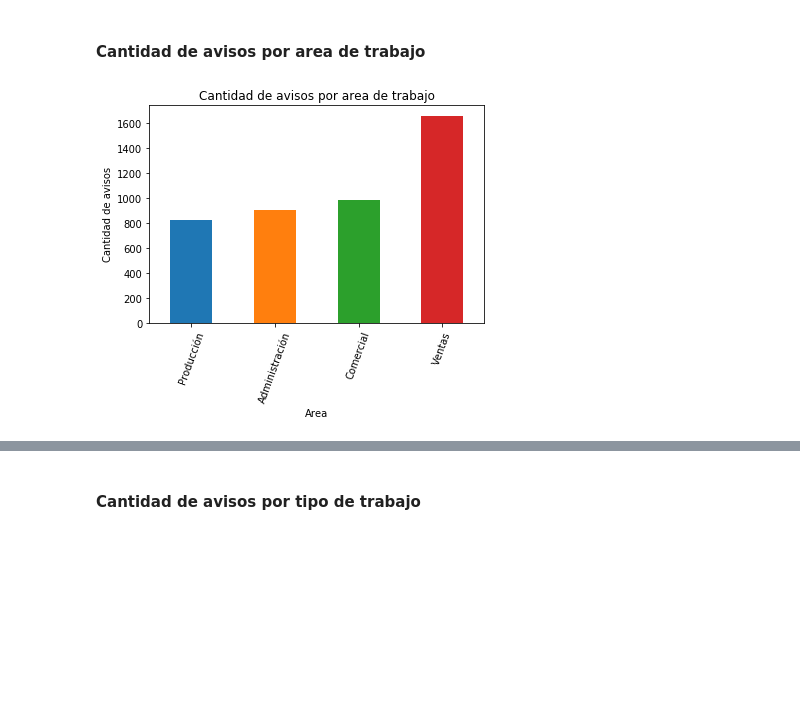
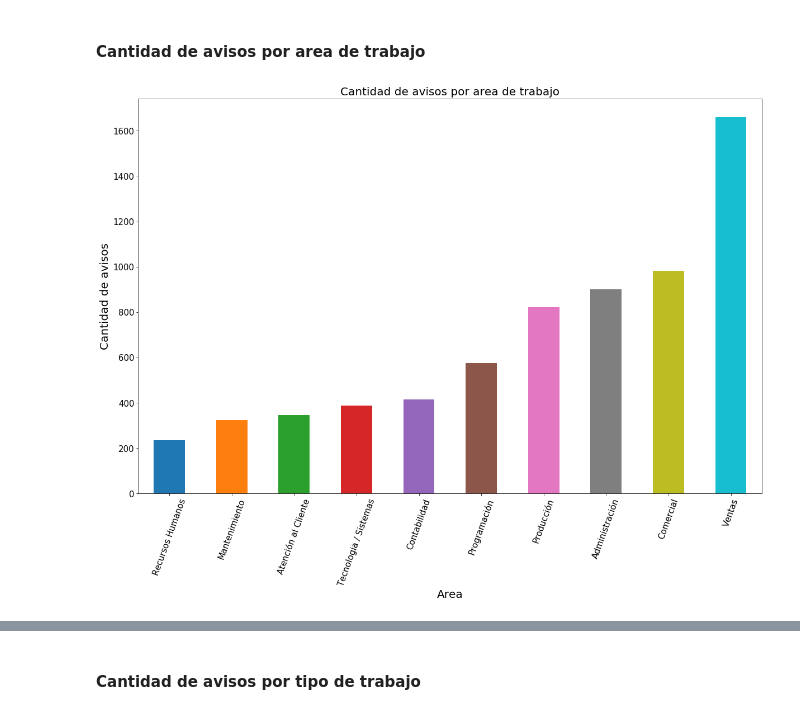
Before and after one commit to fcavazzoli/DatosTP, a Jupyter notebook: TP1 - Avisos.ipynb, the cells around one changed output, grey strips where cells are left out. Drawn from its saved outputs; the diff is of its cells as text; code cells hidden in the pictures; blank space fills up the shorter version.

```diff
--- a/TP1 - Avisos.ipynb
+++ b/TP1 - Avisos.ipynb
@@ -42,11 +37,12 @@ avisos.groupby('nombre_zona').count()
 # %% [markdown]
 #### Cantidad de avisos por area de trabajo
 # %%
-plt = avisos.groupby('nombre_area').count().sort_values('idaviso')[-4:].loc[:, 'idaviso'].plot.bar()
-plt.set_title('Cantidad de avisos por area de trabajo')
-plt.set_xlabel('Area')
-plt.set_ylabel('Cantidad de avisos')
-plt.tick_params(axis='x', labelrotation=70)
+plt = avisos.groupby('nombre_area').count().sort_values('idaviso')[-10:].loc[:, 'idaviso'].plot.bar(figsize=(20,13))
+plt.set_title('Cantidad de avisos por area de trabajo', size=20)
+plt.set_xlabel('Area',size=20)
+plt.set_ylabel('Cantidad de avisos',size=20)
+plt.tick_params(axis='x', labelrotation=70, labelsize=15)
+plt.tick_params(axis='y', labelsize=15)
 # %% [output]
-[figure, old version]
+[figure, new version]
 # %%
```
Also changed, not shown: parts of 12 cells of this notebook.
